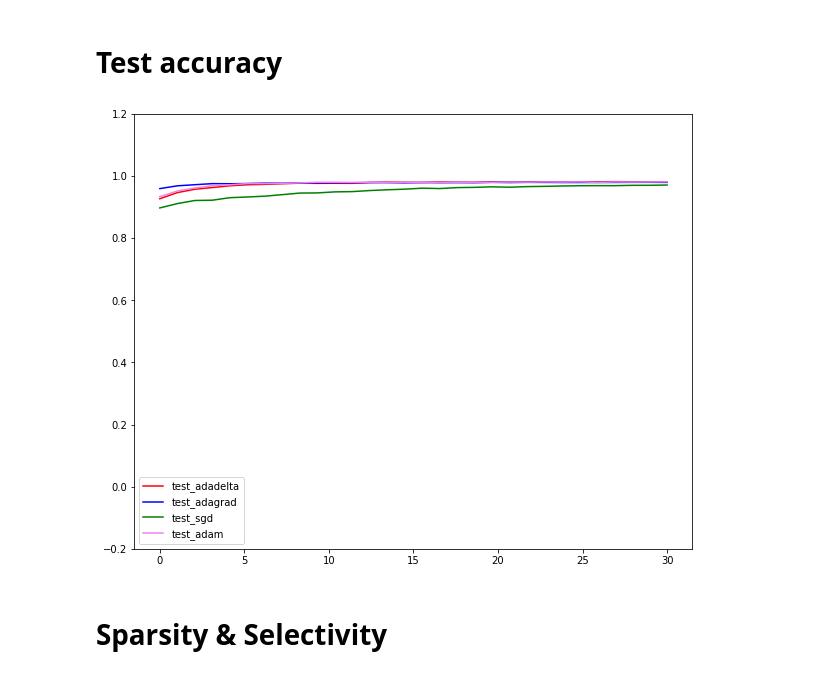
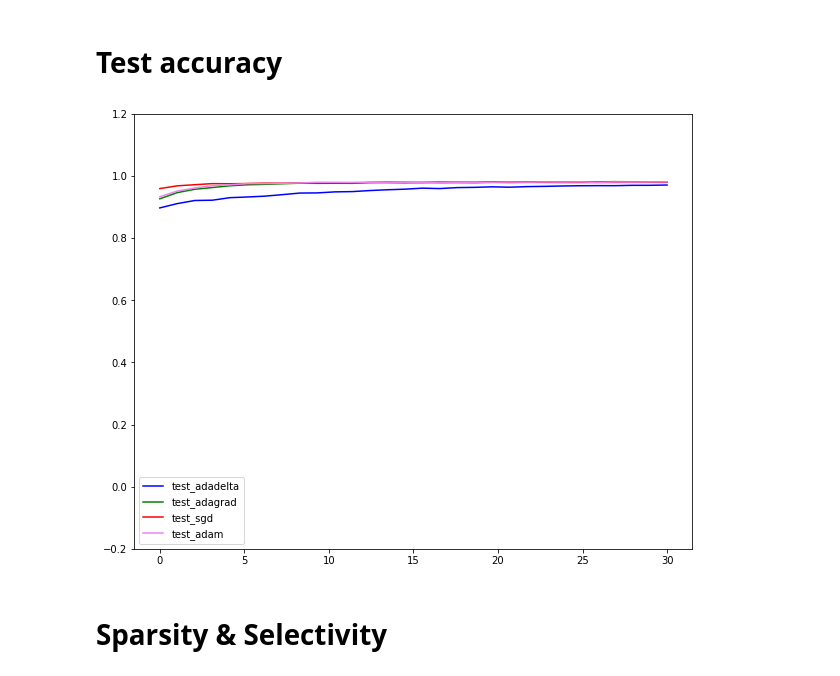
Before and after one commit to 7201krap/COMS30045_Individual-Project, a Jupyter notebook: FINAL/Graphs/4_optim/4_optim.ipynb, the cells around one changed output. Cells and saved outputs as stored; diff of their text form; code cells hidden in the pictures.

```diff
--- a/FINAL/Graphs/4_optim/4_optim.ipynb
+++ b/FINAL/Graphs/4_optim/4_optim.ipynb
@@ -39,9 +39,9 @@ def sparsity_val_extractor(file_name):
 def all_plotter_test(test_adadelta, test_adagrad, test_sgd, test_adam, location='best'):
     fig, ax = plt.subplots(figsize=(10, 8))
 
-    ax.plot(np.linspace(0.0, 30, num=30), test_adadelta, label='test_adadelta', c='red')
-    ax.plot(np.linspace(0.0, 30, num=30), test_adagrad, label='test_adagrad', c='blue')
-    ax.plot(np.linspace(0.0, 30, num=30), test_sgd, label='test_sgd', c='green')
+    ax.plot(np.linspace(0.0, 30, num=30), test_adadelta, label='test_adadelta', c='blue')
+    ax.plot(np.linspace(0.0, 30, num=30), test_adagrad, label='test_adagrad', c='green')
+    ax.plot(np.linspace(0.0, 30, num=30), test_sgd, label='test_sgd', c='red')
     ax.plot(np.linspace(0.0, 30, num=30), test_adam, label='test_adam', c='violet')
 
     ax.set_ylim([-0.2,1.2])
@@ -140,14 +140,14 @@ Adam: Test acc=0.981, Spar=0.289, Selec avg=0.371, Selec std=0.174
 # %% [markdown]
 # Test accuracy
 # %%
-test_acc_adadelta = test_val_extractor("sparsity_4_optim_Adadelta.txt")
-test_acc_adagrad = test_val_extractor("sparsity_4_optim_Adagrad.txt")
-test_acc_sgd = test_val_extractor("sparsity_4_optim_SGD.txt")
-test_acc_adam = test_val_extractor("sparsity_4_optim_Adam.txt")
+test_acc_adadelta = test_val_extractor("sparsity_selectivity_4_optim_Adadelta.txt")
+test_acc_adagrad = test_val_extractor("sparsity_selectivity_4_optim_Adagrad.txt")
+test_acc_sgd = test_val_extractor("sparsity_selectivity_4_optim_SGD.txt")
+test_acc_adam = test_val_extractor("sparsity_selectivity_4_optim_Adam.txt")
 
-all_plotter_test(test_acc_adadelta, test_acc_adagrad, test_acc_sgd, test_acc_adam)
+all_plotter_test(test_acc_sgd, test_acc_adadelta, test_acc_adagrad, test_acc_adam)
 # %% [output]
-[figure, old version]
+[figure, new version]
 # %% [markdown]
 # Sparsity & Selectivity
 # %%
```
Also changed, not shown: parts of 4 cells of this notebook, 45 other files.
